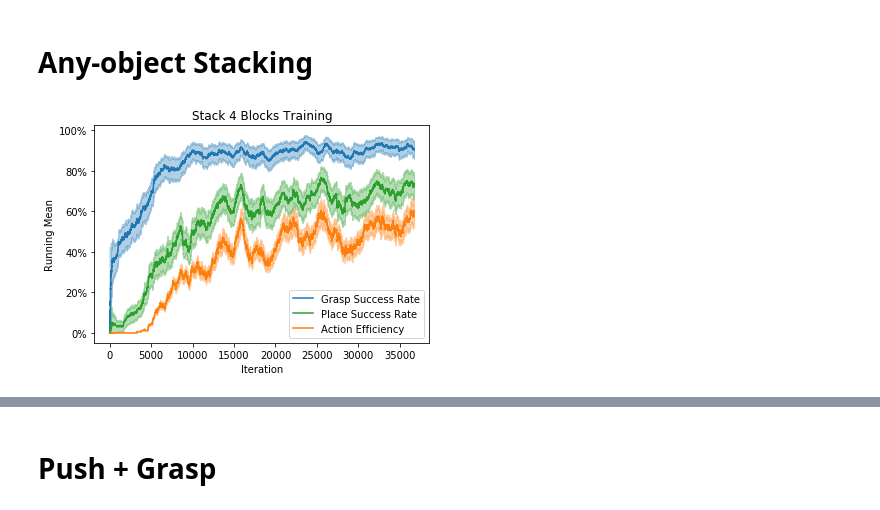
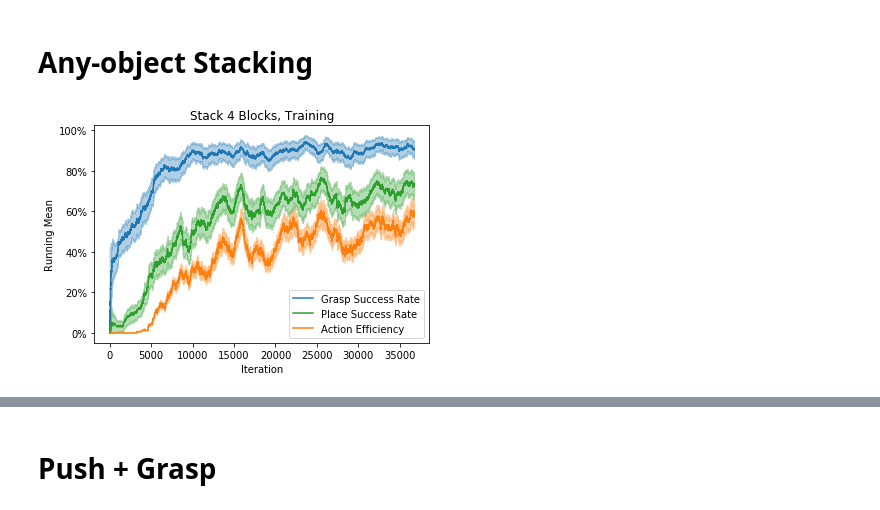
Before and after one commit to jhu-lcsr/good_robot, a Jupyter notebook: plot_success_rate/calculate_successes.ipynb, the cells around one changed output, grey strips where cells are left out. Cells and saved outputs as stored; diff of their text form; code cells hidden in the pictures.

Commit message:
simpler to plot now

```diff
--- a/plot_success_rate/calculate_successes.ipynb
+++ b/plot_success_rate/calculate_successes.ipynb
@@ -18,35 +21,0 @@ Note:
-# %%
-window = 1000
-log_dir = 'TODO: add real log dir'
-heights = np.loadtxt(os.path.join(log_dir, 'transitions', 'stack-height.log.txt'))
-actions = np.loadtxt(os.path.join(log_dir, 'transitions', 'executed-action.log.txt'))
-trials = np.loadtxt(os.path.join(log_dir, 'transitions', 'trial.log.txt'))
-grasp_rate, grasp_lower, grasp_upper = get_grasp_success_rate(actions, window=window)
-place_rate, place_lower, place_upper = get_place_success_rate(heights, actions, window=window)
-eff, eff_lower, eff_upper = get_action_efficiency(heights, window=window)
-# %%
-colors = ['tab:blue', 'tab:green', 'tab:orange']
-alpha = 0.35
-mult = 100
-
-plt.plot(mult*grasp_rate, color=colors[0], label='Grasp Success Rate')
-plt.plot(mult*place_rate, color=colors[1], label='Place Success Rate')
-plt.plot(mult*eff, color=colors[2], label='Action Efficiency')
-
-plt.fill_between(np.arange(1, grasp_rate.shape[0]+1),
-                 mult*grasp_lower, mult*grasp_upper,
-                 color=colors[0], alpha=alpha)
-plt.fill_between(np.arange(1, place_rate.shape[0]+1),
-                 mult*place_lower, mult*place_upper,
-                 color=colors[1], alpha=alpha)
-plt.fill_between(np.arange(1, eff.shape[0]+1),
-                 mult*eff_lower, mult*eff_upper,
-                 color=colors[2], alpha=alpha)
-
-ax = plt.gca()
-plt.xlabel('Iteration')
-plt.ylabel('Running Mean')
-plt.title('Stack 4 Blocks Training')
-plt.legend()
-ax.yaxis.set_major_formatter(PercentFormatter())
-plt.savefig(log_dir + '_success_plot.pdf')
@@ -91,8 +58,8 @@ def get_place_success_rate(stack_height, actions, include_push=False, window=200
     """
     if hot_fix:
         indices = np.logical_or(stack_height < 4, np.array([True] + list(stack_height[:-1] < 4)))
+        actions = actions[:stack_height.shape[0]][indices]
         stack_height = stack_height[indices]
-        actions = actions[indices]
 
     if include_push:
         success_possible = actions[:, 0] == 2
@@ -148,7 +115,7 @@ def get_grasp_action_efficiency(actions, rewards, reward_threshold=0.5, window=2
 
     """
     grasps = actions[:, 0] == 1
-    efficiency = np.zeros_like(trials, np.float64)
+    efficiency = np.zeros_like(rewards, np.float64)
     lower = np.zeros_like(efficiency)
     upper = np.zeros_like(efficiency)
     for i in range(efficiency.shape[0]):
@@ -177,28 +186,8 @@ eff, eff_lower, eff_upper = get_action_efficiency(heights, window=window)
-# %%
-colors = ['tab:blue', 'tab:green', 'tab:orange']
-alpha = 0.35
-mult = 100
-
-plt.plot(mult*grasp_rate, color=colors[0], label='Grasp Success Rate')
-plt.plot(mult*place_rate, color=colors[1], label='Place Success Rate')
-plt.plot(mult*eff, color=colors[2], label='Action Efficiency')
-
-plt.fill_between(np.arange(1, grasp_rate.shape[0]+1),
-                 mult*grasp_lower, mult*grasp_upper,
-                 color=colors[0], alpha=alpha)
-plt.fill_between(np.arange(1, place_rate.shape[0]+1),
-                 mult*place_lower, mult*place_upper,
-                 color=colors[1], alpha=alpha)
-plt.fill_between(np.arange(1, eff.shape[0]+1),
-                 mult*eff_lower, mult*eff_upper,
-                 color=colors[2], alpha=alpha)
-
-ax = plt.gca()
-plt.xlabel('Iteration')
-plt.ylabel('Running Mean')
-plt.title('Stack 4 Blocks Training')
-plt.legend()
-ax.yaxis.set_major_formatter(PercentFormatter())
-plt.savefig(log_dir + '_success_plot.pdf')
-# %% [output]
-[figure, removed]
+# %%
+window = 1000
+max_iter = None
+log_dir = 'any-stack-v2-steps-37k'
+title = 'Stack 4 Blocks, Training'
+plot_it(log_dir, title, window=window, max_iter=max_iter)
+# %% [output]
+[figure, added]
```
Also changed, not shown: parts of 12 cells of this notebook, 3 other files.
